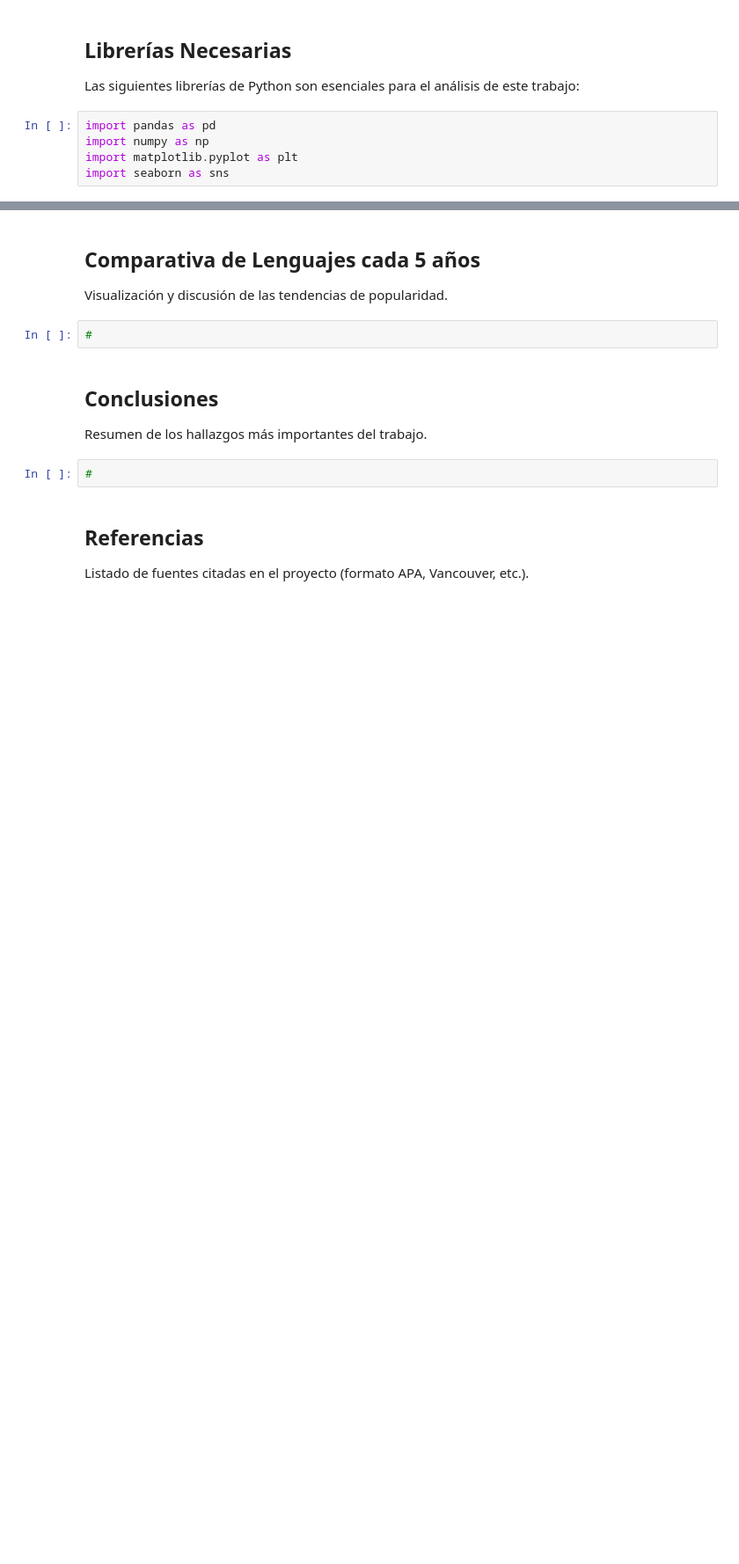
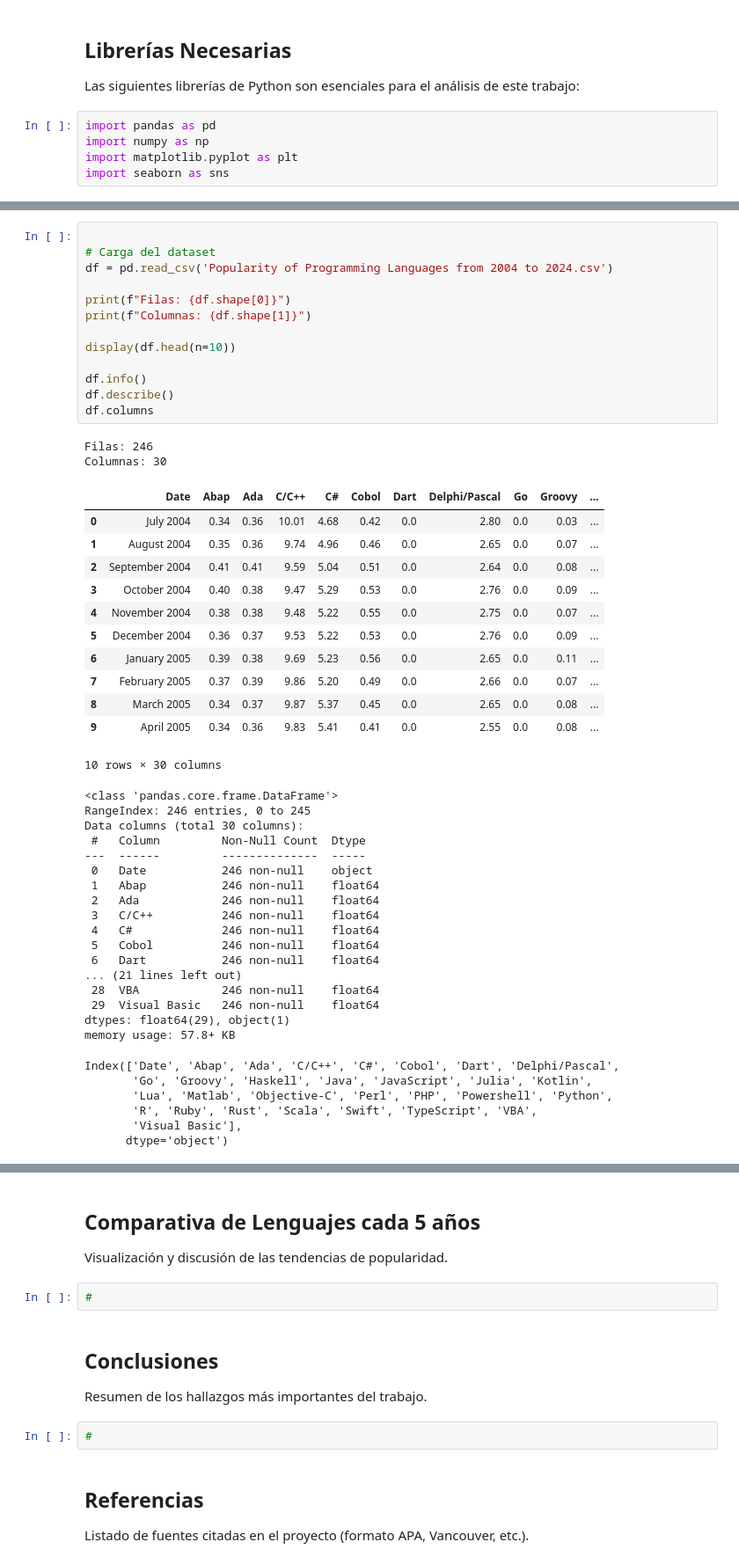
Before and after one commit to JFSS20000/01MIAR04, a Jupyter notebook: 01MIAR04_ACT_Dataset_Sarmiento_Sarmiento_Jose_Fernando.ipynb, the cells around one changed output, grey strips where cells are left out. Shown at 88% size. Saved outputs shown, nothing was run; the diff lists cells and outputs as text; blank space fills up the shorter version.

```diff
--- a/01MIAR04_ACT_Dataset_Sarmiento_Sarmiento_Jose_Fernando.ipynb
+++ b/01MIAR04_ACT_Dataset_Sarmiento_Sarmiento_Jose_Fernando.ipynb
@@ -53,0 +50,51 @@ Esta sección presenta el resumen de las métricas clave y la exploración de da
+# %%
+
+# Carga del dataset
+df = pd.read_csv('Popularity of Programming Languages from 2004 to 2024.csv')
+
+print(f"Filas: {df.shape[0]}")
+print(f"Columnas: {df.shape[1]}")
+
+display(df.head(n=10))
+
+df.info()
+df.describe()
+df.columns
+# %% [output]
+Filas: 246
+Columnas: 30
+|  | Date | Abap | Ada | C/C++ | C# | Cobol | Dart | Delphi/Pascal | Go | Groovy | ... |
+| 0 | July 2004 | 0.34 | 0.36 | 10.01 | 4.68 | 0.42 | 0.0 | 2.80 | 0.0 | 0.03 | ... |
+| 1 | August 2004 | 0.35 | 0.36 | 9.74 | 4.96 | 0.46 | 0.0 | 2.65 | 0.0 | 0.07 | ... |
+| 2 | September 2004 | 0.41 | 0.41 | 9.59 | 5.04 | 0.51 | 0.0 | 2.64 | 0.0 | 0.08 | ... |
+| 3 | October 2004 | 0.40 | 0.38 | 9.47 | 5.29 | 0.53 | 0.0 | 2.76 | 0.0 | 0.09 | ... |
+| 4 | November 2004 | 0.38 | 0.38 | 9.48 | 5.22 | 0.55 | 0.0 | 2.75 | 0.0 | 0.07 | ... |
+| 5 | December 2004 | 0.36 | 0.37 | 9.53 | 5.22 | 0.53 | 0.0 | 2.76 | 0.0 | 0.09 | ... |
+| 6 | January 2005 | 0.39 | 0.38 | 9.69 | 5.23 | 0.56 | 0.0 | 2.65 | 0.0 | 0.11 | ... |
+| 7 | February 2005 | 0.37 | 0.39 | 9.86 | 5.20 | 0.49 | 0.0 | 2.66 | 0.0 | 0.07 | ... |
+| 8 | March 2005 | 0.34 | 0.37 | 9.87 | 5.37 | 0.45 | 0.0 | 2.65 | 0.0 | 0.08 | ... |
+| 9 | April 2005 | 0.34 | 0.36 | 9.83 | 5.41 | 0.41 | 0.0 | 2.55 | 0.0 | 0.08 | ... |
+10 rows × 30 columns
+<class 'pandas.core.frame.DataFrame'>
+RangeIndex: 246 entries, 0 to 245
+Data columns (total 30 columns):
+ #   Column         Non-Null Count  Dtype
+---  ------         --------------  -----
+ 0   Date           246 non-null    object
+ 1   Abap           246 non-null    float64
+ 2   Ada            246 non-null    float64
+ 3   C/C++          246 non-null    float64
+ 4   C#             246 non-null    float64
+ 5   Cobol          246 non-null    float64
+ 6   Dart           246 non-null    float64
+... (21 lines left out)
+ 28  VBA            246 non-null    float64
+ 29  Visual Basic   246 non-null    float64
+dtypes: float64(29), object(1)
+memory usage: 57.8+ KB
+Index(['Date', 'Abap', 'Ada', 'C/C++', 'C#', 'Cobol', 'Dart', 'Delphi/Pascal',
+       'Go', 'Groovy', 'Haskell', 'Java', 'JavaScript', 'Julia', 'Kotlin',
+       'Lua', 'Matlab', 'Objective-C', 'Perl', 'PHP', 'Powershell', 'Python',
+       'R', 'Ruby', 'Rust', 'Scala', 'Swift', 'TypeScript', 'VBA',
+       'Visual Basic'],
+      dtype='object')
```
Also changed, not shown: parts of 12 cells of this notebook.
